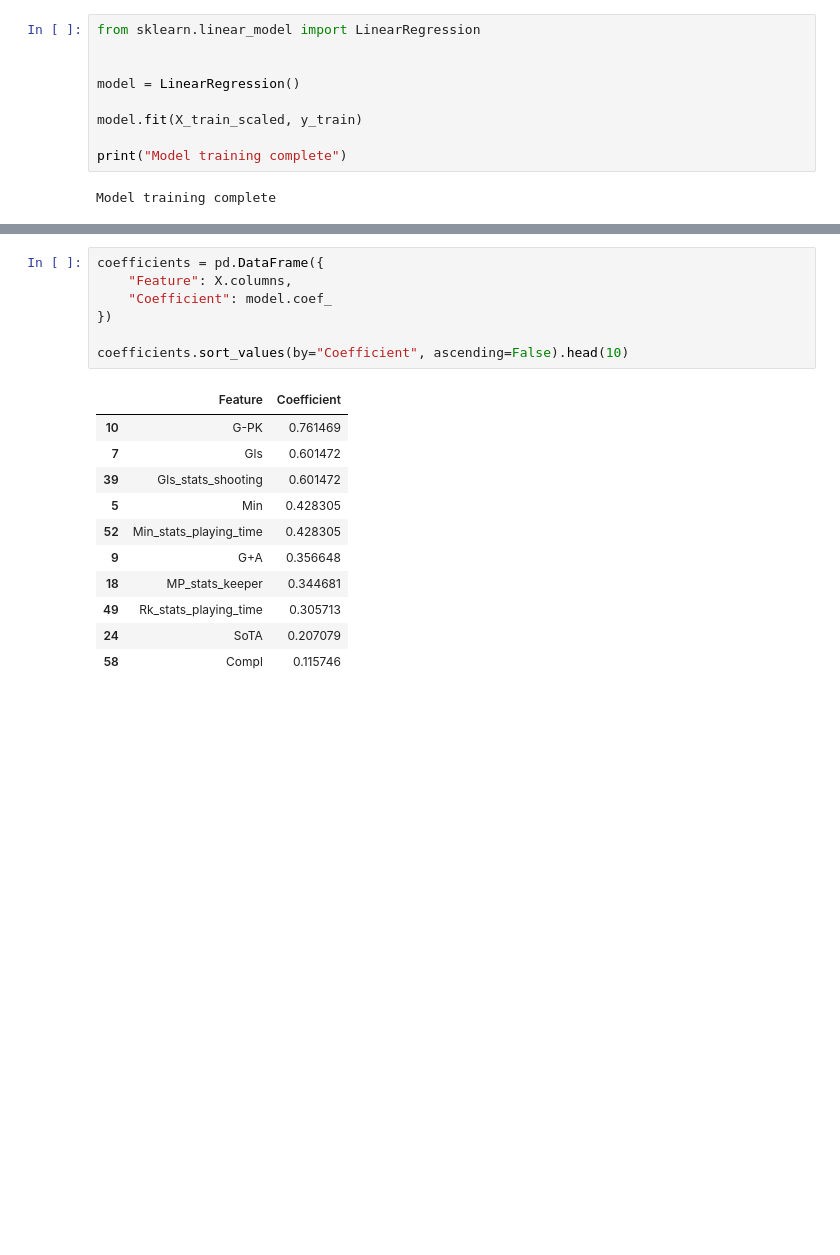
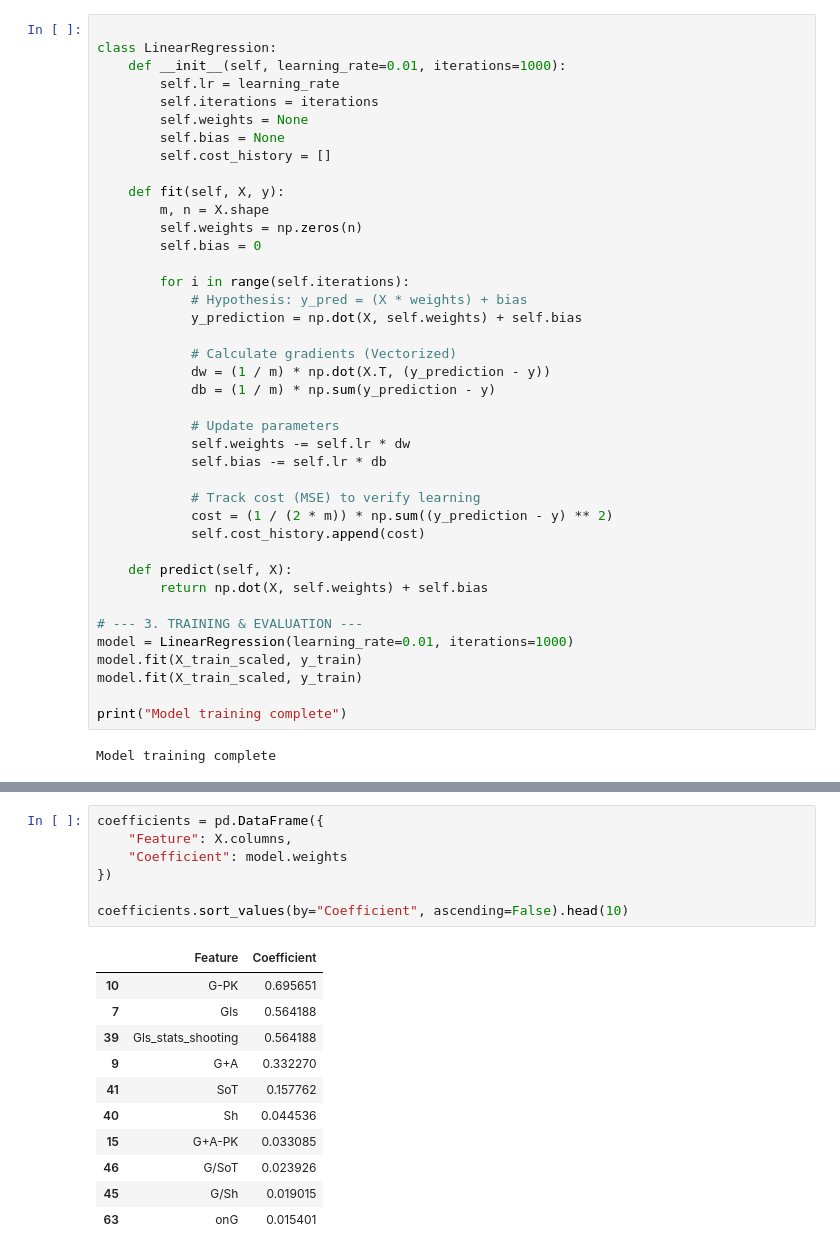
Before and after one commit to KzZe-Sama/ML-GroupProjectWSU, a Jupyter notebook: file.ipynb, the cells around one changed output, grey strips where cells are left out. Cells and saved outputs as stored; diff of their text form; blank space fills up the shorter version.

```diff
--- a/file.ipynb
+++ b/file.ipynb
@@ -80,11 +80,42 @@ scaler = StandardScaler()
 X_train_scaled = scaler.fit_transform(X_train)
 X_test_scaled = scaler.transform(X_test)
 # %%
-from sklearn.linear_model import LinearRegression
 
+class LinearRegression:
+    def __init__(self, learning_rate=0.01, iterations=1000):
+        self.lr = learning_rate
+        self.iterations = iterations
+        self.weights = None
+        self.bias = None
+        self.cost_history = []
 
-model = LinearRegression()
+    def fit(self, X, y):
+        m, n = X.shape
+        self.weights = np.zeros(n)
+        self.bias = 0
 
+        for i in range(self.iterations):
+            # Hypothesis: y_pred = (X * weights) + bias
+            y_prediction = np.dot(X, self.weights) + self.bias
+
+            # Calculate gradients (Vectorized)
+            dw = (1 / m) * np.dot(X.T, (y_prediction - y))
+            db = (1 / m) * np.sum(y_prediction - y)
+
+            # Update parameters
+            self.weights -= self.lr * dw
+            self.bias -= self.lr * db
+
+            # Track cost (MSE) to verify learning
+            cost = (1 / (2 * m)) * np.sum((y_prediction - y) ** 2)
+            self.cost_history.append(cost)
+
+    def predict(self, X):
+        return np.dot(X, self.weights) + self.bias
+
+# --- 3. TRAINING & EVALUATION ---
+model = LinearRegression(learning_rate=0.01, iterations=1000)
+model.fit(X_train_scaled, y_train)
 model.fit(X_train_scaled, y_train)
 
 print("Model training complete")
@@ -146,22 +178,22 @@ Predicted xG: [-0.16976849]
 # %%
 coefficients = pd.DataFrame({
     "Feature": X.columns,
-    "Coefficient": model.coef_
+    "Coefficient": model.weights
 })
 
 coefficients.sort_values(by="Coefficient", ascending=False).head(10)
 # %% [output]
 |  | Feature | Coefficient |
-| 10 | G-PK | 0.761469 |
-| 7 | Gls | 0.601472 |
-| 39 | Gls_stats_shooting | 0.601472 |
-| 5 | Min | 0.428305 |
-| 52 | Min_stats_playing_time | 0.428305 |
-| 9 | G+A | 0.356648 |
-| 18 | MP_stats_keeper | 0.344681 |
-| 49 | Rk_stats_playing_time | 0.305713 |
-| 24 | SoTA | 0.207079 |
-| 58 | Compl | 0.115746 |
+| 10 | G-PK | 0.695651 |
+| 7 | Gls | 0.564188 |
+| 39 | Gls_stats_shooting | 0.564188 |
+| 9 | G+A | 0.332270 |
+| 41 | SoT | 0.157762 |
+| 40 | Sh | 0.044536 |
+| 15 | G+A-PK | 0.033085 |
+| 46 | G/SoT | 0.023926 |
+| 45 | G/Sh | 0.019015 |
+| 63 | onG | 0.015401 |
 # %%
 fig, ax = plt.subplots(1, 2, figsize=(15, 6))
 
```
Also changed, not shown: parts of 6 cells of this notebook.
